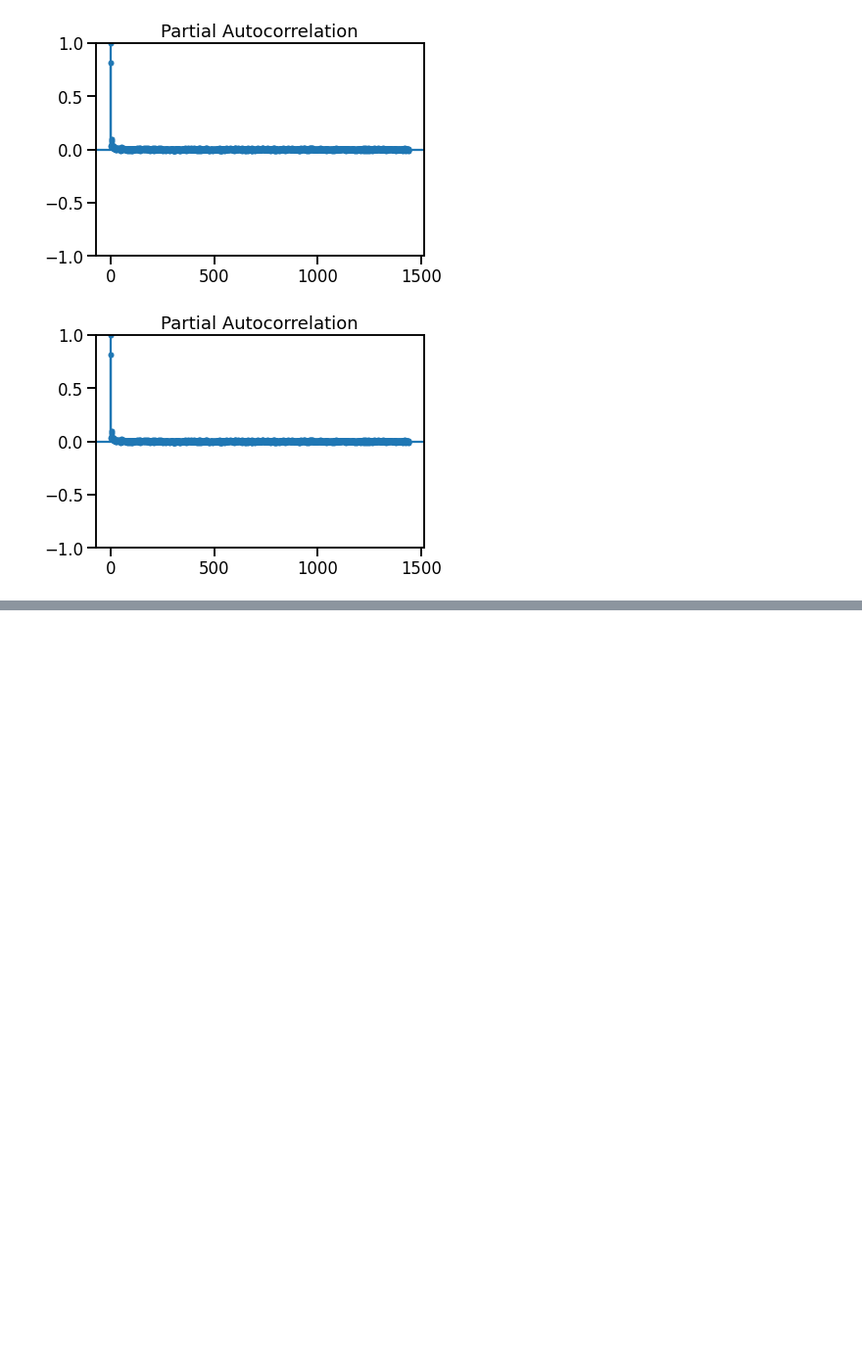
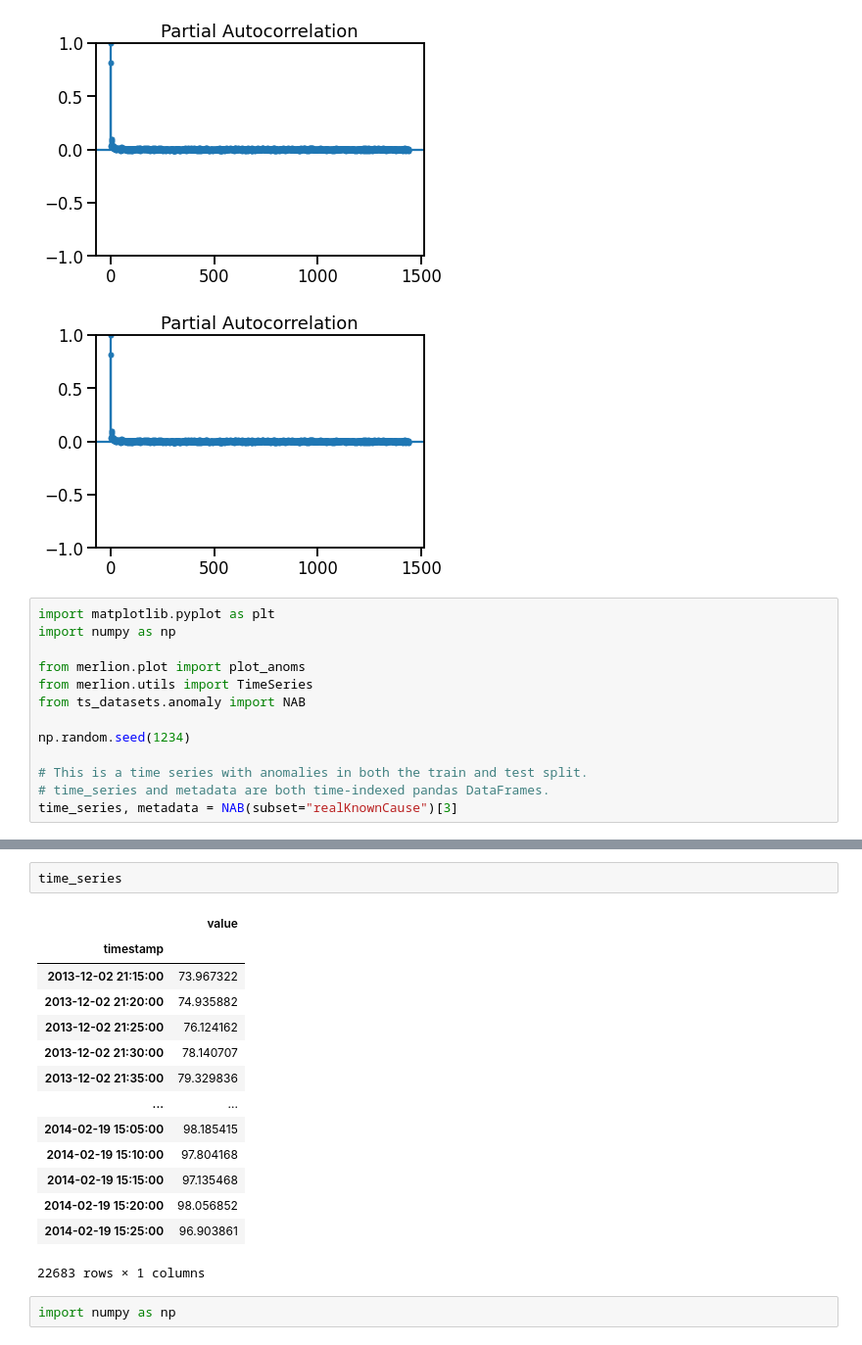
Before and after one commit to NicolaRonzoni/System-for-anomaly-detection, a Jupyter notebook: Anomaly detection.ipynb, the cells around one changed output, grey strips where cells are left out. Shown at 98% size. Cells and saved outputs as stored; diff of their text form; blank space fills up the shorter version.

```diff
--- a/Time series.ipynb
+++ b/Anomaly detection.ipynb
@@ -1130,3 +1305,16 @@ plot_pacf(data,lags=1440)
 # %% [output]
 [figure]
 [figure]
+# %%
+import matplotlib.pyplot as plt
+import numpy as np
+
+from merlion.plot import plot_anoms
+from merlion.utils import TimeSeries
+from ts_datasets.anomaly import NAB
+
+np.random.seed(1234)
+
+# This is a time series with anomalies in both the train and test split.
+# time_series and metadata are both time-indexed pandas DataFrames.
+time_series, metadata = NAB(subset="realKnownCause")[3]
@@ -1132,0 +1324,19 @@ plot_pacf(data,lags=1440)
+# %%
+time_series
+# %% [output]
+|  | value |
+| timestamp |  |
+| 2013-12-02 21:15:00 | 73.967322 |
+| 2013-12-02 21:20:00 | 74.935882 |
+| 2013-12-02 21:25:00 | 76.124162 |
+| 2013-12-02 21:30:00 | 78.140707 |
+| 2013-12-02 21:35:00 | 79.329836 |
+| ... | ... |
+| 2014-02-19 15:05:00 | 98.185415 |
+| 2014-02-19 15:10:00 | 97.804168 |
+| 2014-02-19 15:15:00 | 97.135468 |
+| 2014-02-19 15:20:00 | 98.056852 |
+| 2014-02-19 15:25:00 | 96.903861 |
+22683 rows × 1 columns
+# %%
+import numpy as np
```
Also changed, not shown: parts of 19 cells of this notebook, 1 other file.
